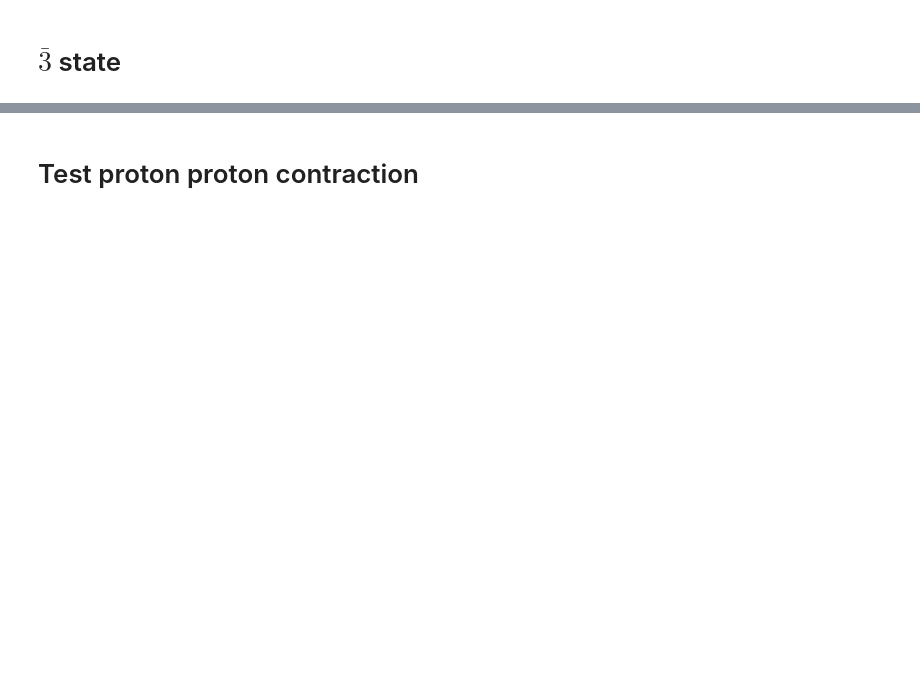
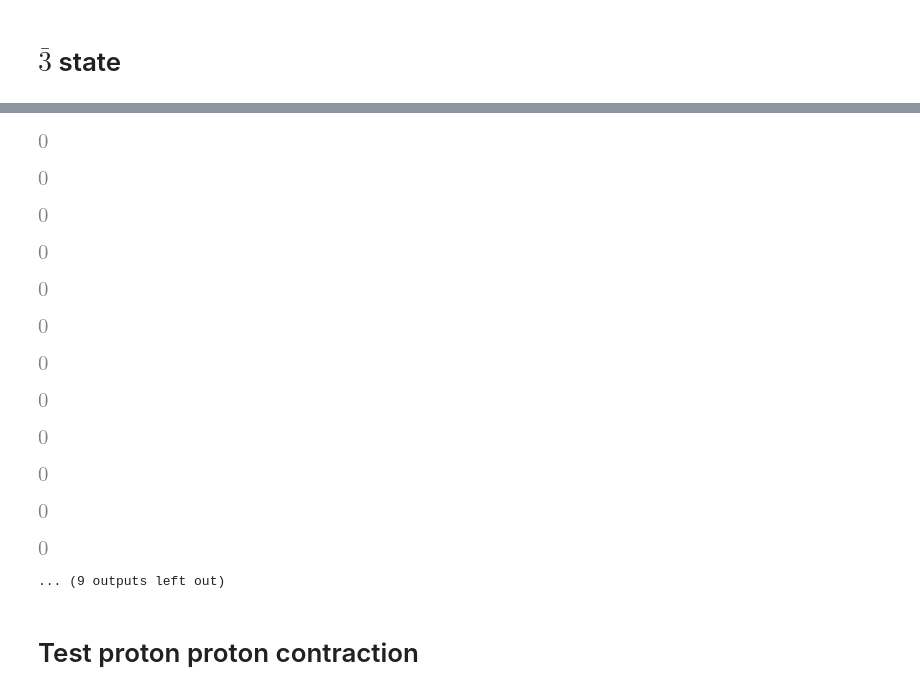
Before and after one commit to luutom/su3, a Jupyter notebook: notebooks/contraction.ipynb, the cells around one changed output, grey strips where cells are left out. Saved outputs shown, nothing was run; the diff lists cells and outputs as text; code cells hidden in the pictures; blank space fills up the shorter version.

Commit message:
update contraction notebook

```diff
--- a/notebooks/contraction.ipynb
+++ b/notebooks/contraction.ipynb
@@ -796,3 +816,83 @@ display(PRINT)
+# %%
+position=['y','y','y','y','x','x','x','x']
+spin=['\\mu_1','\\nu_1','\\mu_2','\\nu_2','\\mu_3','\\nu_3','\\mu_4','\\nu_4']
+#spin=['1','2','1','1','2','1']
+color=['c','c','b','b','b\'','b\'','c\'','c\'']
+#color=['2','1','0','0','1','2']
+
+quark1=['cb','u','ub','u']
+quark2=['cb','d','db','u']
+quark3=['cb','u','db','d']
+quark4=['cb','s','sb','u']
+quark5=['cb','u','sb','s']
+
+
+#quark15=['d','cb','db','u']
+quark16=['sb','c','db','u']
+quark26=['db','c','sb','u']
+quark36=['sb','c','db','u']
+quark46=['db','c','sb','u']
+QUARK6=[quark16,quark26,quark36,quark46]
+
+QUARK=[quark1,quark2,quark3,quark4,quark5]
+overall=[np.sqrt(1/6),np.sqrt(3/8),-1/2/np.sqrt(6),np.sqrt(3/8),-1/2/np.sqrt(6)]
+overall2=[1/2,1/2,-1/2,-1/2]
+PRINT=0
+
+for quark, over1 in zip(QUARK,overall):
+    for quark2, over2 in zip(QUARK6,overall2):
+        antiquark=[]
+        for q in quark2:
+            antiquark.append(q)
+        antiquark.reverse()
+        #print(quark+antiquark, over1*over2)
+        output=[]
+        OUTPUT=[]
+        contraction(quark+antiquark,0,output,OUTPUT)
+        PRINT2=print_propagator(OUTPUT,quark+antiquark,spin,color,position,over1*over2)
+        display(PRINT2)
+        PRINT+=PRINT2
+
+display(PRINT)
+# quark1=['cb','u','ub','d']
+# quark2=['cb','d','ub','u']
+# quark3=['cb','d','db','d']
+# quark4=['cb','s','sb','d']
+# quark5=['cb','d','sb','s']
+
+# QUARK=[quark1,quark2,quark3,quark4,quark5]
+# QUARK2=deepcopy(QUARK)
+# overall=[np.sqrt(3/8),-1/2/np.sqrt(6),1/np.sqrt(6),np.sqrt(3/8),-1/2/np.sqrt(6)]
+# PRINT=0
+# for quark, over1 in zip(QUARK,overall):
+#     for quark2, over2 in zip(QUARK2,overall):
+#         antiquark=[]
+#         for q in quark2:
+#             antiquark.append(anti[q])
+#         antiquark.reverse()
+#         #print(quark+antiquark, over1*over2)
+#         output=[]
+#         OUTPUT=[]
+#         contraction(quark+antiquark,0,output,OUTPUT)
+#         PRINT2=print_propagator(OUTPUT,quark+antiquark,spin,color,position,over1*over2)
+#         #display(PRINT2)
+#         PRINT+=PRINT2
+
+# display(PRINT)
+# %% [output]
+[figure, added]
+[figure, added]
+[figure, added]
+[figure, added]
+[figure, added]
+[figure, added]
+[figure, added]
+[figure, added]
+[figure, added]
+[figure, added]
+[figure, added]
+[figure, added]
+... (9 outputs left out)
 # %% [markdown]
 # Test proton proton contraction
 # %%
```
Also changed, not shown: parts of 8 cells of this notebook.
